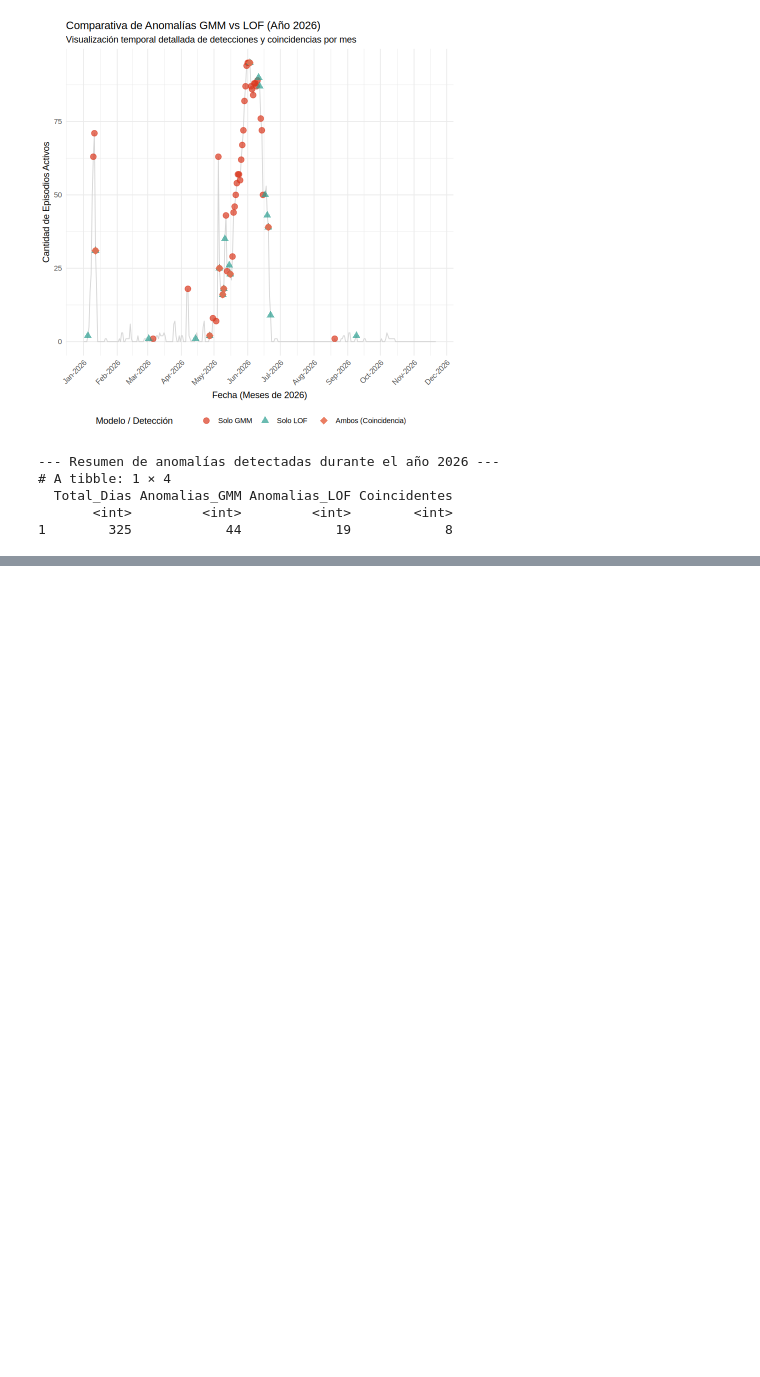
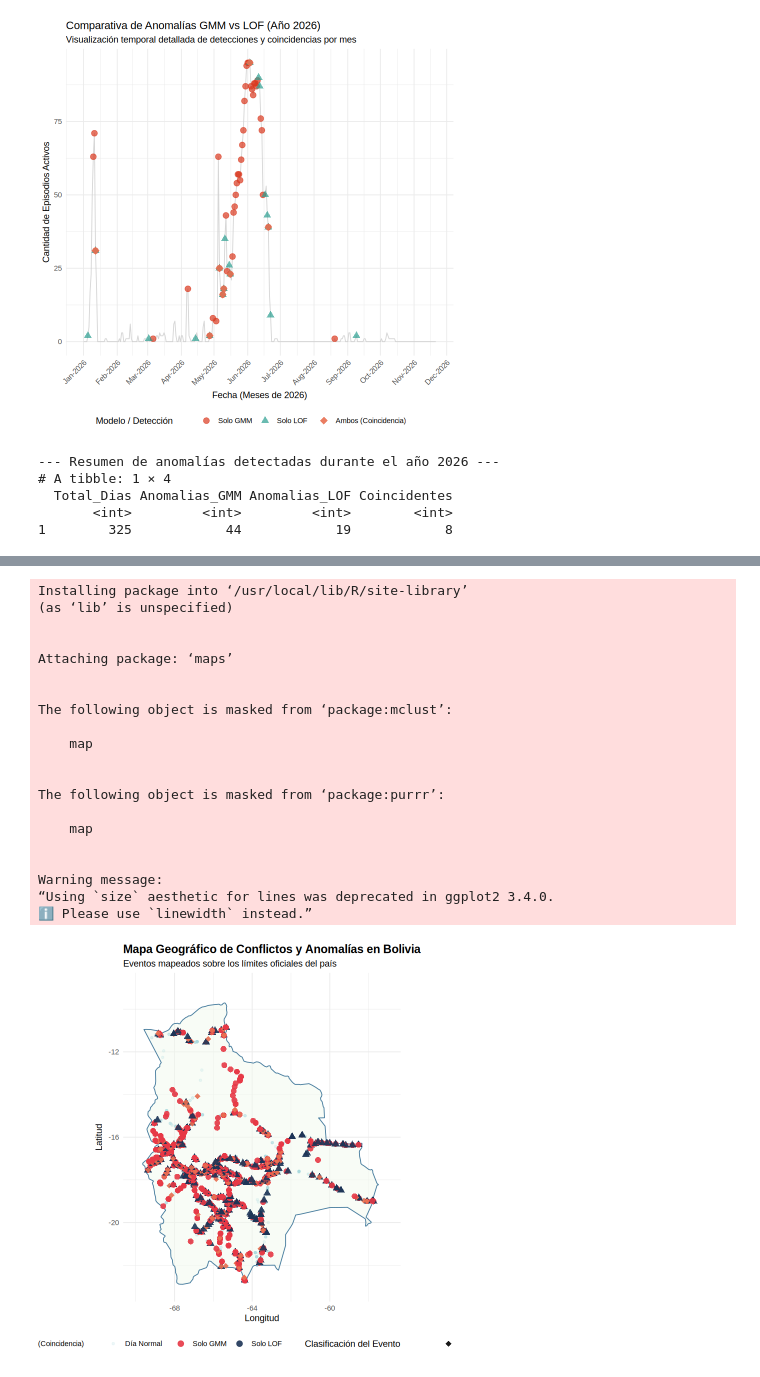
Before and after one commit to AleAsesino/mineriaDatosAnomaliasABCcarreteras, a Jupyter notebook: preprocesamientoABCV1.ipynb, the cells around one changed output, grey strips where cells are left out. Cells and saved outputs as stored; diff of their text form; code cells hidden in the pictures; blank space fills up the shorter version.

```diff
--- a/preprocesamientoABCV1.ipynb
+++ b/preprocesamientoABCV1.ipynb
@@ -490,0 +633,77 @@ print(resumen_2026)
+# %%
+
+# Instalar el paquete 'maps' requerido por map_data() si no está presente
+if (!requireNamespace("maps", quietly = TRUE)) {
+  install.packages("maps")
+}
+library(maps)
+
+# Cargar los límites de los mapas
+bolivia_map <- map_data("world", region = "Bolivia")
+
+# Generar el mapa geográfico real de Bolivia con los puntos encima
+ggplot() +
+  # 1. Dibujar el mapa base de Bolivia (polígonos de las fronteras)
+  geom_polygon(data = bolivia_map, aes(x = long, y = lat, group = group),
+               fill = "#f1faee", color = "#457b9d", size = 0.5, alpha = 0.5) +
+  # 2. Dibujar los puntos de días normales en el fondo
+  geom_point(data = filter(df_mapa, tipo_anomalia == "Día Normal"),
+             aes(x = longitud, y = latitud, color = "Día Normal"),
+             alpha = 0.2, size = 1.2) +
+  # 3. Resaltar las anomalías arriba del mapa base
+  geom_point(data = filter(df_mapa, tipo_anomalia != "Día Normal"),
+             aes(x = longitud, y = latitud, color = tipo_anomalia, shape = tipo_anomalia),
+             alpha = 0.9, size = 3) +
+  scale_color_manual(
+    values = c(
+      "Día Normal" = "#a8dadc",
+      "Solo GMM" = "#e63946",
+      "Solo LOF" = "#1d3557",
+      "Ambos (Coincidencia)" = "#e76f51"
+    )
+  ) +
+  scale_shape_manual(
+    values = c(
+      "Solo GMM" = 16,
+      "Solo LOF" = 17,
+      "Ambos (Coincidencia)" = 18
+    )
+  ) +
+  # Ajustar límites visuales aproximados de Bolivia para encuadrar bien
+  coord_fixed(xlim = c(-70, -57), ylim = c(-23, -9), ratio = 1.1) +
+  labs(
+    title = "Mapa Geográfico de Conflictos y Anomalías en Bolivia",
+    subtitle = "Eventos mapeados sobre los límites oficiales del país",
+    x = "Longitud",
+    y = "Latitud",
+    color = "Clasificación del Evento",
+    shape = "Clasificación del Evento"
+  ) +
+  theme_minimal() +
+  theme(
+    legend.position = "bottom",
+    plot.title = element_text(face = "bold", size = 14),
+    panel.grid.major = element_line(color = "gray92")
+  )
+# %% [output]
+Installing package into ‘/usr/local/lib/R/site-library’
+(as ‘lib’ is unspecified)
+
+
+Attaching package: ‘maps’
+
+
+The following object is masked from ‘package:mclust’:
+
+    map
+
+
+The following object is masked from ‘package:purrr’:
+
+    map
+
+
+Warning message:
+“Using `size` aesthetic for lines was deprecated in ggplot2 3.4.0.
+ℹ Please use `linewidth` instead.”
+[figure, added]
```
Also changed, not shown: parts of 6 cells of this notebook.
